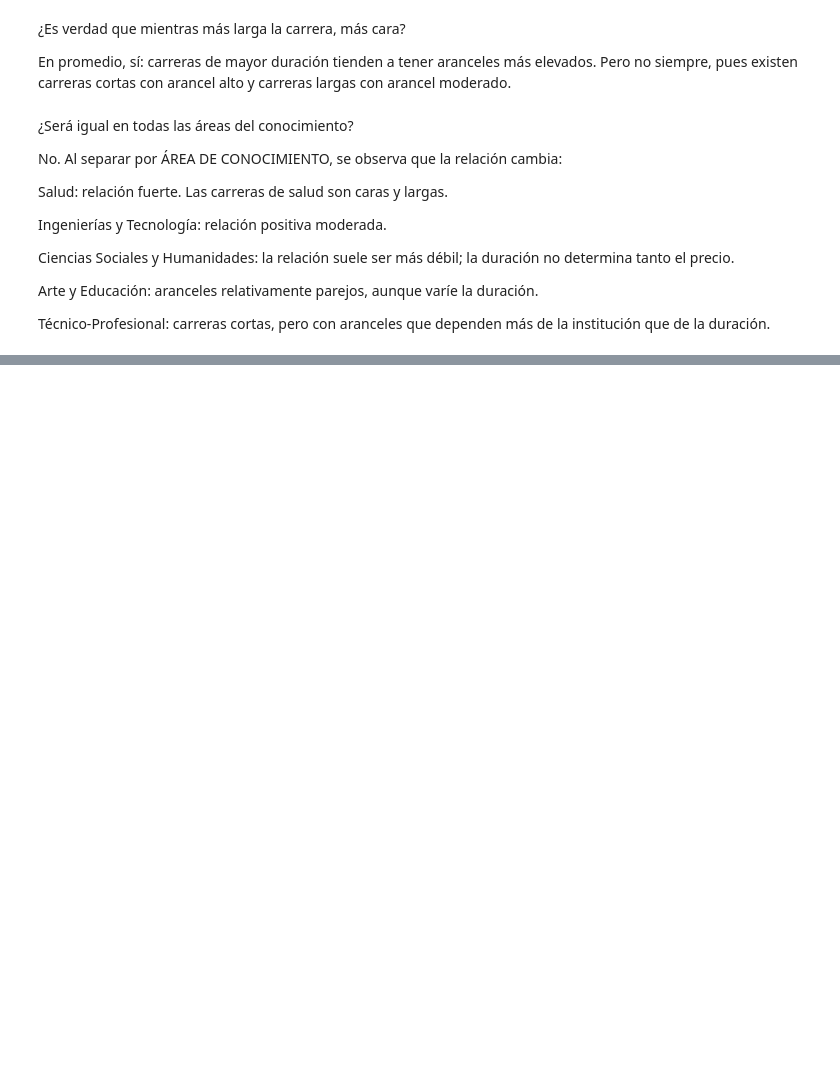
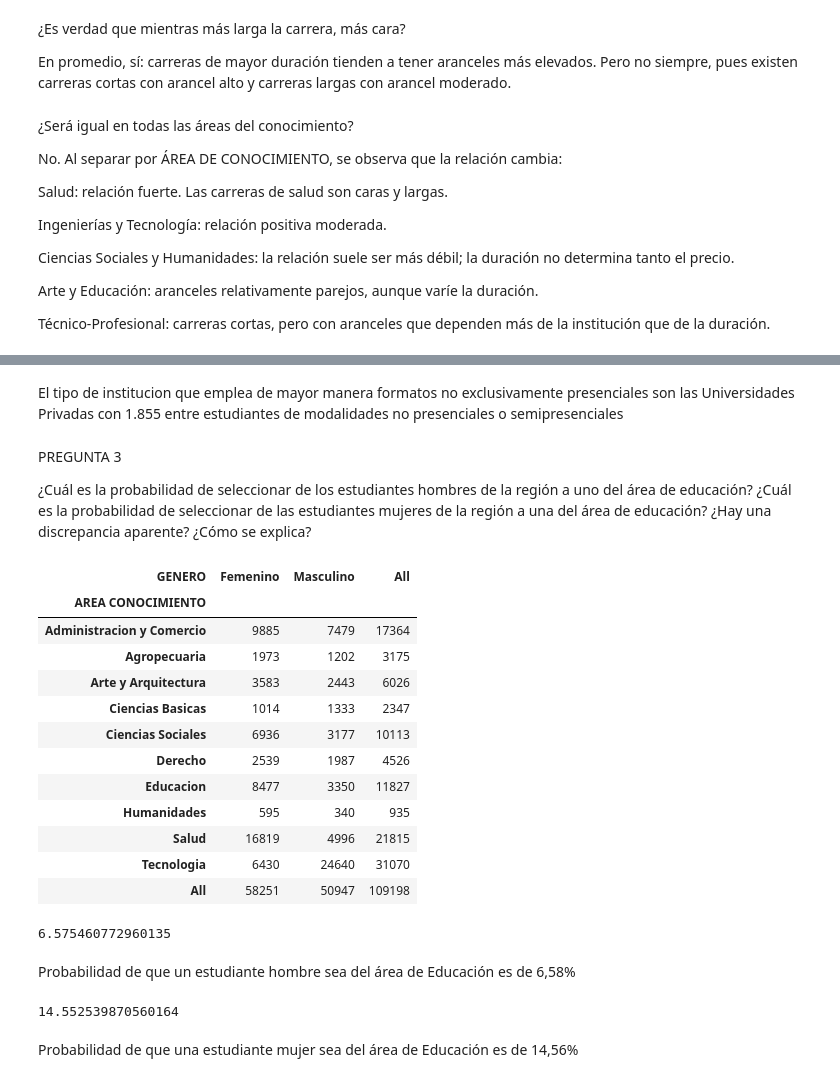
Before and after one commit to MooaaY/TrabajoPractico2, a Jupyter notebook: TrabajoMate.ipynb, the cells around one changed output, grey strips where cells are left out. Saved outputs shown, nothing was run; the diff lists cells and outputs as text; code cells hidden in the pictures; blank space fills up the shorter version.

```diff
--- a/TrabajoMate.ipynb
+++ b/TrabajoMate.ipynb
@@ -120,0 +164,37 @@ Técnico-Profesional: carreras cortas, pero con aranceles que dependen más de l
+# %% [markdown]
+El tipo de institucion que emplea de mayor manera formatos no exclusivamente presenciales son las Universidades Privadas con 1.855 entre estudiantes de modalidades no presenciales o semipresenciales
+# %% [markdown]
+PREGUNTA 3
+
+¿Cuál es la probabilidad de seleccionar de los estudiantes hombres de la región a uno del área de educación? ¿Cuál es la probabilidad de seleccionar de las estudiantes mujeres de la región a una del área de educación? ¿Hay una discrepancia aparente? ¿Cómo se explica?
+# %%
+Tabla_frec_abs = pd.crosstab(df['AREA CONOCIMIENTO'], df['GENERO'],margins= True)
+Tabla_frec_abs
+# %% [output]
+| GENERO | Femenino | Masculino | All |
+| AREA CONOCIMIENTO |  |  |  |
+| Administracion y Comercio | 9885 | 7479 | 17364 |
+| Agropecuaria | 1973 | 1202 | 3175 |
+| Arte y Arquitectura | 3583 | 2443 | 6026 |
+| Ciencias Basicas | 1014 | 1333 | 2347 |
+| Ciencias Sociales | 6936 | 3177 | 10113 |
+| Derecho | 2539 | 1987 | 4526 |
+| Educacion | 8477 | 3350 | 11827 |
+| Humanidades | 595 | 340 | 935 |
+| Salud | 16819 | 4996 | 21815 |
+| Tecnologia | 6430 | 24640 | 31070 |
+| All | 58251 | 50947 | 109198 |
+# %%
+Probabilidad_estudiante_hombre_area_educacion =  3350/50947
+Probabilidad_estudiante_hombre_area_educacion*100
+# %% [output]
+6.575460772960135
+# %% [markdown]
+Probabilidad de que un estudiante hombre sea del área de Educación es de 6,58%
+# %%
+Probabilidad_estudiante_mujer_area_educacion = 8477/58251
+Probabilidad_estudiante_mujer_area_educacion*100
+# %% [output]
+14.552539870560164
+# %% [markdown]
+Probabilidad de que una estudiante mujer sea del área de Educación es de 14,56%
```
Also changed, not shown: parts of 8 cells of this notebook.
